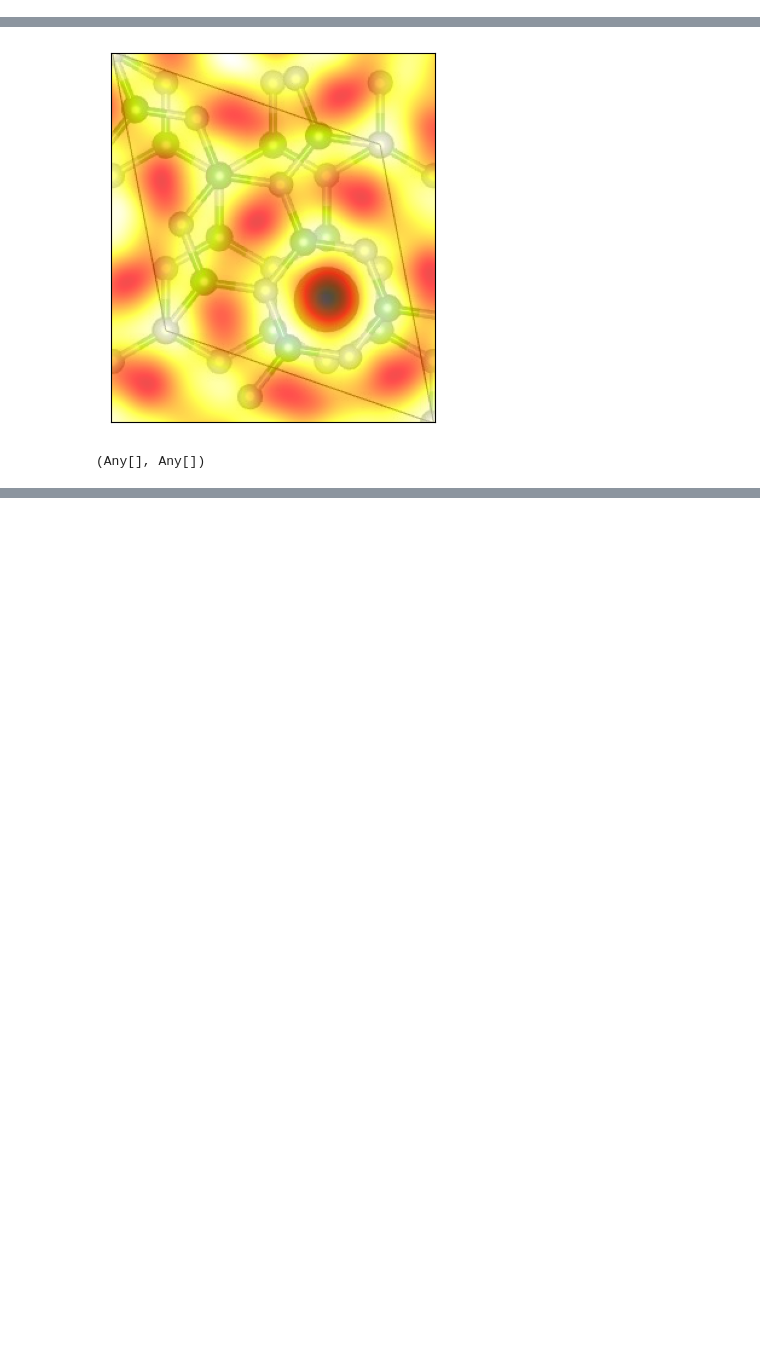
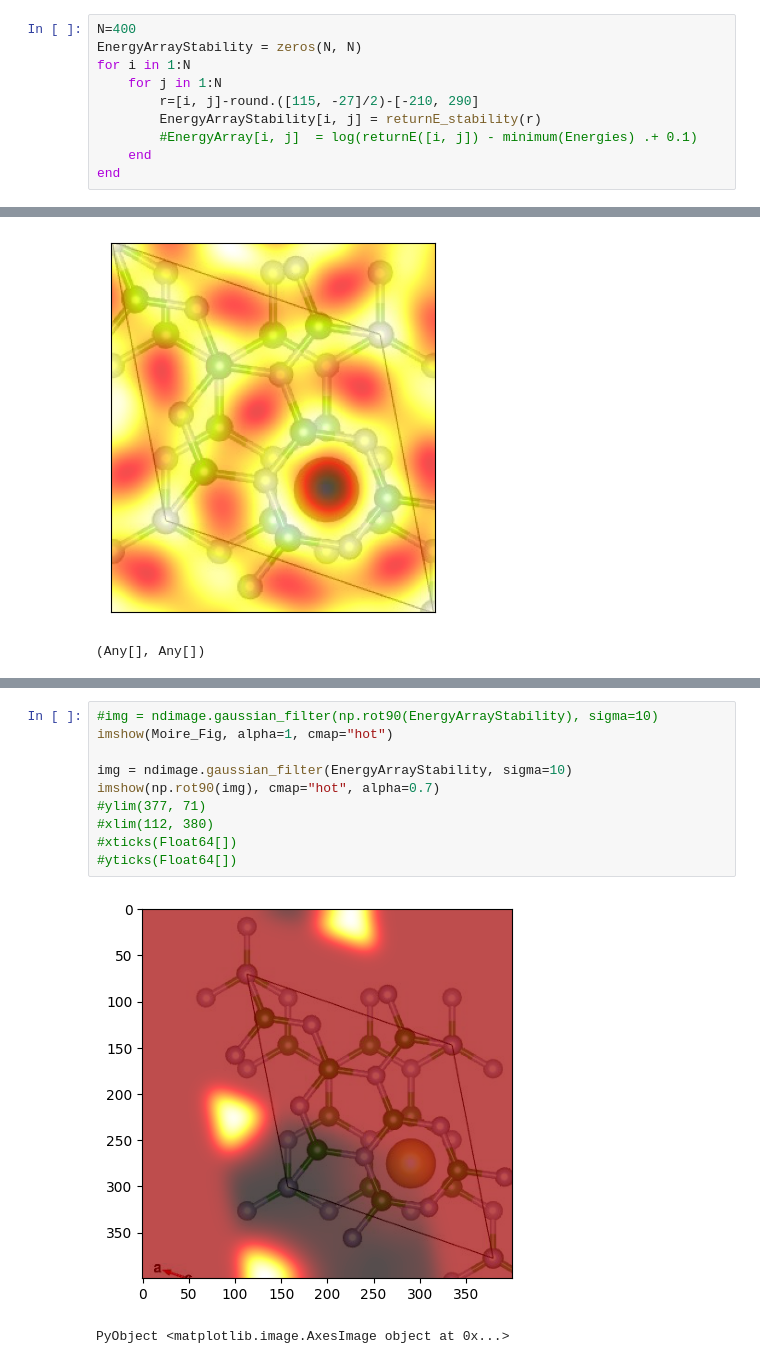
Before and after one commit to AliGhorashiCMT/Plasmons_Paper, a Jupyter notebook: Moire_Figs/Moire7_with_Alkali/Sodium/optimizing_na_position/Analyze.ipynb, the cells around one changed output, grey strips where cells are left out. Saved outputs shown, nothing was run; the diff lists cells and outputs as text; blank space fills up the shorter version.

```diff
--- a/Moire_Figs/Moire7_with_Alkali/Sodium/optimizing_na_position/Analyze.ipynb
+++ b/Moire_Figs/Moire7_with_Alkali/Sodium/optimizing_na_position/Analyze.ipynb
@@ -65,5 +148,15 @@ for i in 1:N
         #EnergyArray[i, j]  = log(returnE([i, j]) - minimum(Energies) .+ 0.1)
     end
 end
+# %%
+N=400
+EnergyArrayStability = zeros(N, N)
+for i in 1:N
+    for j in 1:N
+        r=[i, j]-round.([115, -27]/2)-[-210, 290]
+        EnergyArrayStability[i, j] = returnE_stability(r)
+        #EnergyArray[i, j]  = log(returnE([i, j]) - minimum(Energies) .+ 0.1)
+    end
+end
 # %%
 Moire_Fig = imread("Moire.jpg");
@@ -140,0 +185,13 @@ Multidimensional Gaussian filter.
+# %%
+#img = ndimage.gaussian_filter(np.rot90(EnergyArrayStability), sigma=10)
+imshow(Moire_Fig, alpha=1, cmap="hot")
+
+img = ndimage.gaussian_filter(EnergyArrayStability, sigma=10)
+imshow(np.rot90(img), cmap="hot", alpha=0.7)
+#ylim(377, 71)
+#xlim(112, 380)
+#xticks(Float64[])
+#yticks(Float64[])
+# %% [output]
+[figure, added]
+PyObject <matplotlib.image.AxesImage object at 0x...>
```
Also changed, not shown: parts of 19 cells of this notebook.
